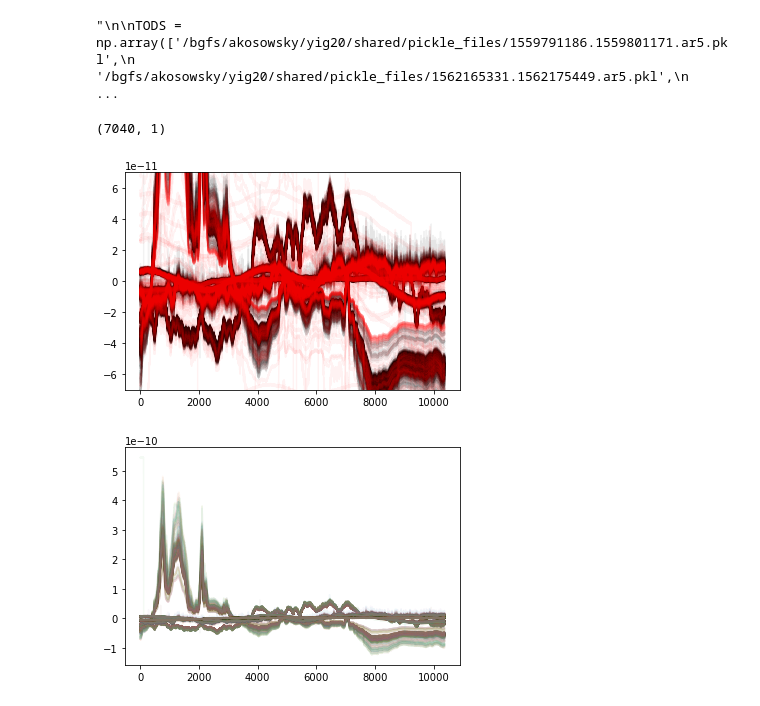
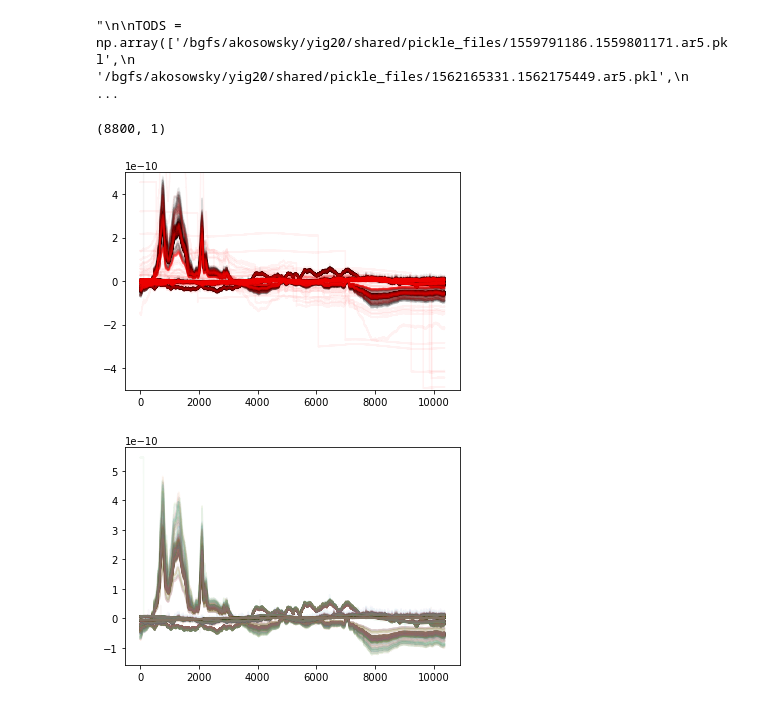
Before and after one commit to BrandonCane507/Summer-2021-Research, a Jupyter notebook: Trying Yilun's Idea.ipynb, the cells around one changed output. Cells and saved outputs as stored; diff of their text form; code cells hidden in the pictures.

```diff
--- a/Trying Yilun's Idea.ipynb
+++ b/Trying Yilun's Idea.ipynb
@@ -43,4 +45,8 @@ features1 = features[mask_valid,:]
 # use log for jump
 features1[:,-1] = np.log(features1[:,-1])
 #print(stand_features.dtype)
-stand_features = preprocessing.scale(features1, axis=0)
+scaler = StandardScaler()
+scaled_features = scaler.fit(features1)
+##trying to save the scaler so I dont have to use code like below
+fitted_data = (scaler.fit_transform(features1))
+#stand_features = preprocessing.scale(features1, axis=0)
@@ -49,9 +71,9 @@ stand_features = preprocessing.scale(features1, axis=0)
 n_clusters = 9
 
 kmean_stand = KMeans(n_clusters=n_clusters,n_init=500, max_iter=10000,tol=.0001, algorithm = 'full')
-kmean_stand.fit(stand_features)
+kmean_stand.fit(scaler.fit_transform(features1))
 
-pred = kmean_stand.predict(stand_features)
+pred = kmean_stand.predict(scaler.fit_transform(features1))
 centers = kmean_stand.cluster_centers_
 # %%
 
@@ -129,16 +151,16 @@ stacked_tods *= cali
 # %%
 cali.shape
 # %% [output]
-(7040, 1)
+(8800, 1)
 # %%
 good = mask_good * mask_valid
 bad  = (~mask_good) * mask_valid
 plt.plot(stacked_tods[good].T, c='k', alpha=0.05)
 plt.plot(stacked_tods[bad].T, c='r', alpha=0.05)
-plt.ylim(-.7e-10,.7e-10)
+plt.ylim(-5e-10,5e-10)
 plt.show()
 # %% [output]
-[figure, old version]
+[figure, new version]
 # %%
 plt.plot(stacked_tods[sel==1].T, alpha=0.05)
 plt.show()
```
Also changed, not shown: parts of 10 cells of this notebook.
